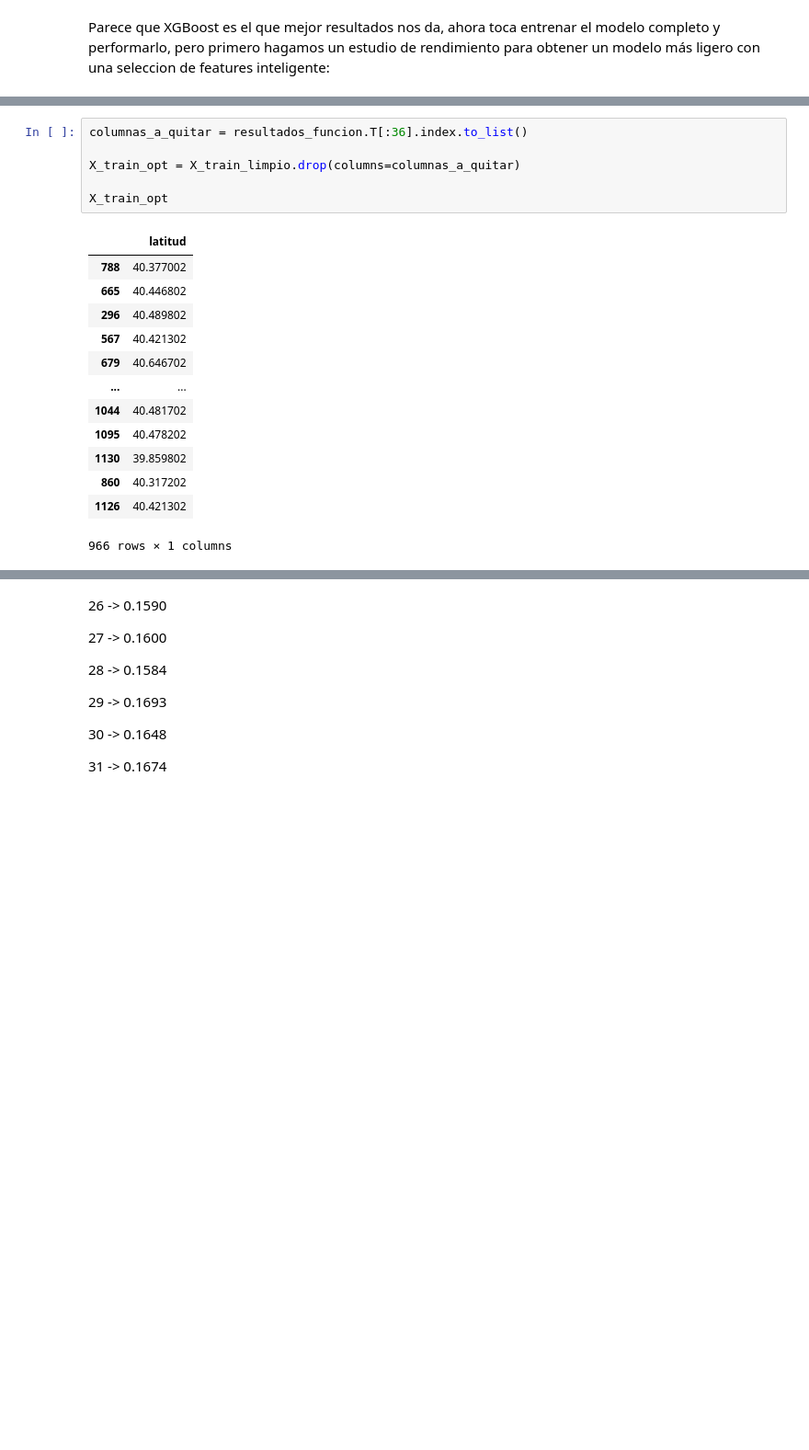
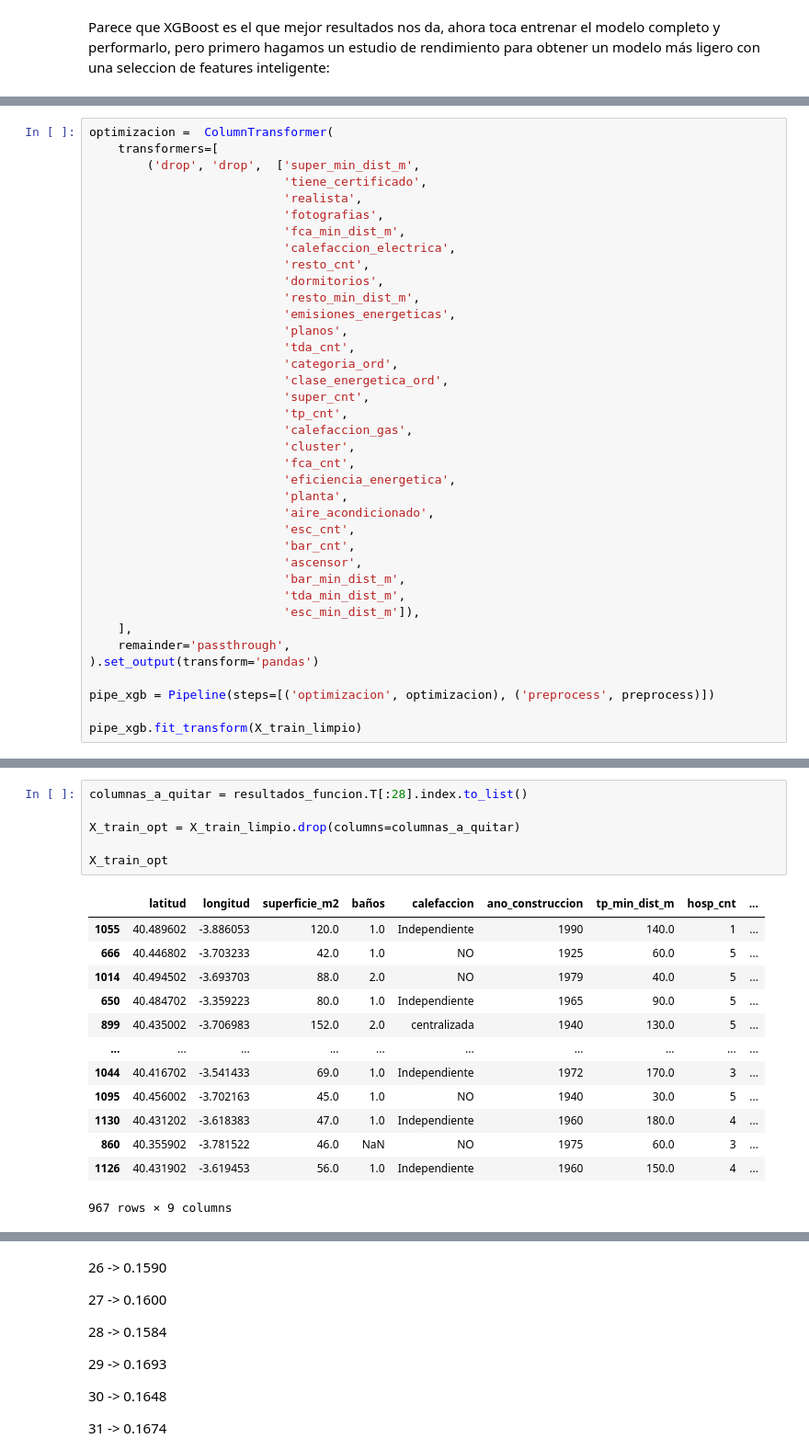
Before and after one commit to mrosm-dev/ML_Prediccion_Precio_Vivienda_Madrid, a Jupyter notebook: src/cajon_basura/notebook_unificado.ipynb, the cells around one changed output, grey strips where cells are left out. Shown at 92% size. Saved outputs shown, nothing was run; the diff lists cells and outputs as text; blank space fills up the shorter version.

```diff
--- a/src/cajon_basura/notebook_unificado.ipynb
+++ b/src/cajon_basura/notebook_unificado.ipynb
@@ -1066,0 +1089,38 @@ plt.tight_layout()
+# %%
+optimizacion =  ColumnTransformer(
+    transformers=[
+        ('drop', 'drop',  ['super_min_dist_m',
+                           'tiene_certificado',
+                           'realista',
+                           'fotografias',
+                           'fca_min_dist_m',
+                           'calefaccion_electrica',
+                           'resto_cnt',
+                           'dormitorios',
+                           'resto_min_dist_m',
+                           'emisiones_energeticas',
+                           'planos',
+                           'tda_cnt',
+                           'categoria_ord',
+                           'clase_energetica_ord',
+                           'super_cnt',
+                           'tp_cnt',
+                           'calefaccion_gas',
+                           'cluster',
+                           'fca_cnt',
+                           'eficiencia_energetica',
+                           'planta',
+                           'aire_acondicionado',
+                           'esc_cnt',
+                           'bar_cnt',
+                           'ascensor',
+                           'bar_min_dist_m',
+                           'tda_min_dist_m',
+                           'esc_min_dist_m']),
+    ],
+    remainder='passthrough',
+).set_output(transform='pandas')
+
+pipe_xgb = Pipeline(steps=[('optimizacion', optimizacion), ('preprocess', preprocess)])
+
+pipe_xgb.fit_transform(X_train_limpio)
@@ -1067,23 +1141,23 @@ plt.tight_layout()
 # %%
-columnas_a_quitar = resultados_funcion.T[:36].index.to_list()
+columnas_a_quitar = resultados_funcion.T[:28].index.to_list()
 
 X_train_opt = X_train_limpio.drop(columns=columnas_a_quitar)
 
 X_train_opt
 # %% [output]
-|  | latitud |
-| 788 | 40.377002 |
-| 665 | 40.446802 |
-| 296 | 40.489802 |
-| 567 | 40.421302 |
-| 679 | 40.646702 |
-| ... | ... |
-| 1044 | 40.481702 |
-| 1095 | 40.478202 |
-| 1130 | 39.859802 |
-| 860 | 40.317202 |
-| 1126 | 40.421302 |
+|  | latitud | longitud | superficie_m2 | baños | calefaccion | ano_construccion | tp_min_dist_m | hosp_cnt | ... |
+| 1055 | 40.489602 | -3.886053 | 120.0 | 1.0 | Independiente | 1990 | 140.0 | 1 | ... |
+| 666 | 40.446802 | -3.703233 | 42.0 | 1.0 | NO | 1925 | 60.0 | 5 | ... |
+| 1014 | 40.494502 | -3.693703 | 88.0 | 2.0 | NO | 1979 | 40.0 | 5 | ... |
+| 650 | 40.484702 | -3.359223 | 80.0 | 1.0 | Independiente | 1965 | 90.0 | 5 | ... |
+| 899 | 40.435002 | -3.706983 | 152.0 | 2.0 | centralizada | 1940 | 130.0 | 5 | ... |
+| ... | ... | ... | ... | ... | ... | ... | ... | ... | ... |
+| 1044 | 40.416702 | -3.541433 | 69.0 | 1.0 | Independiente | 1972 | 170.0 | 3 | ... |
+| 1095 | 40.456002 | -3.702163 | 45.0 | 1.0 | NO | 1940 | 30.0 | 5 | ... |
+| 1130 | 40.431202 | -3.618383 | 47.0 | 1.0 | Independiente | 1960 | 180.0 | 4 | ... |
+| 860 | 40.355902 | -3.781522 | 46.0 | NaN | NO | 1975 | 60.0 | 3 | ... |
+| 1126 | 40.431902 | -3.619453 | 56.0 | 1.0 | Independiente | 1960 | 150.0 | 4 | ... |
-966 rows × 1 columns
+967 rows × 9 columns
 # %%
 def objective_xgb(trial):
 
```
Also changed, not shown: parts of 20 cells of this notebook.
